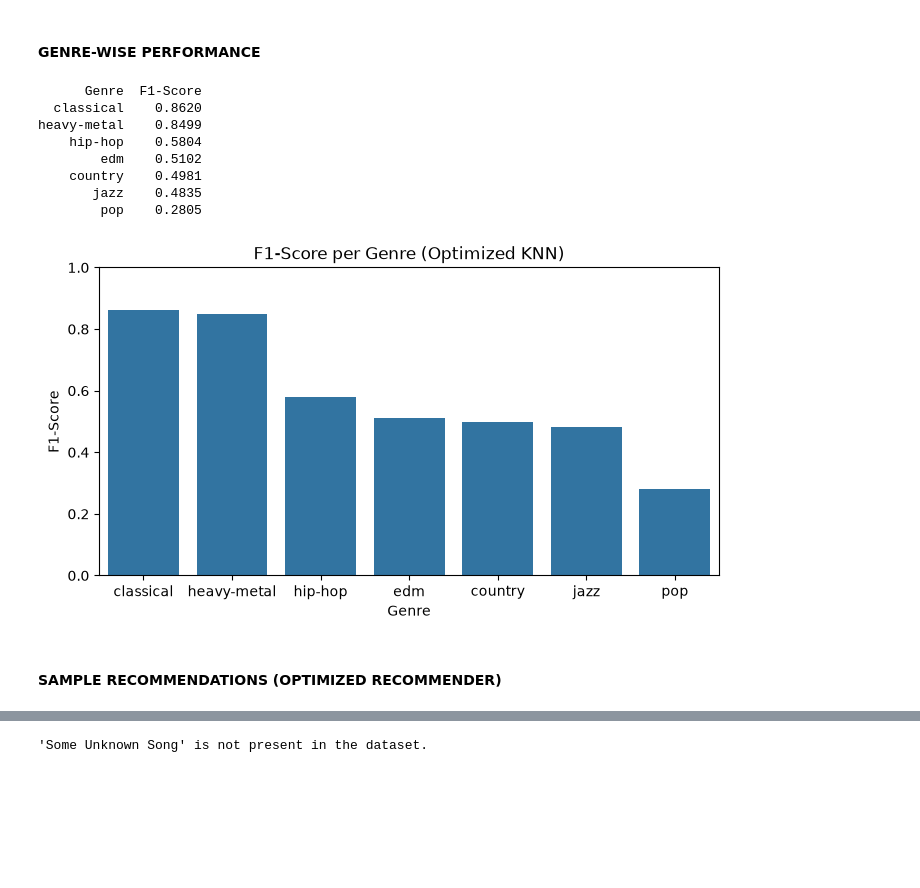
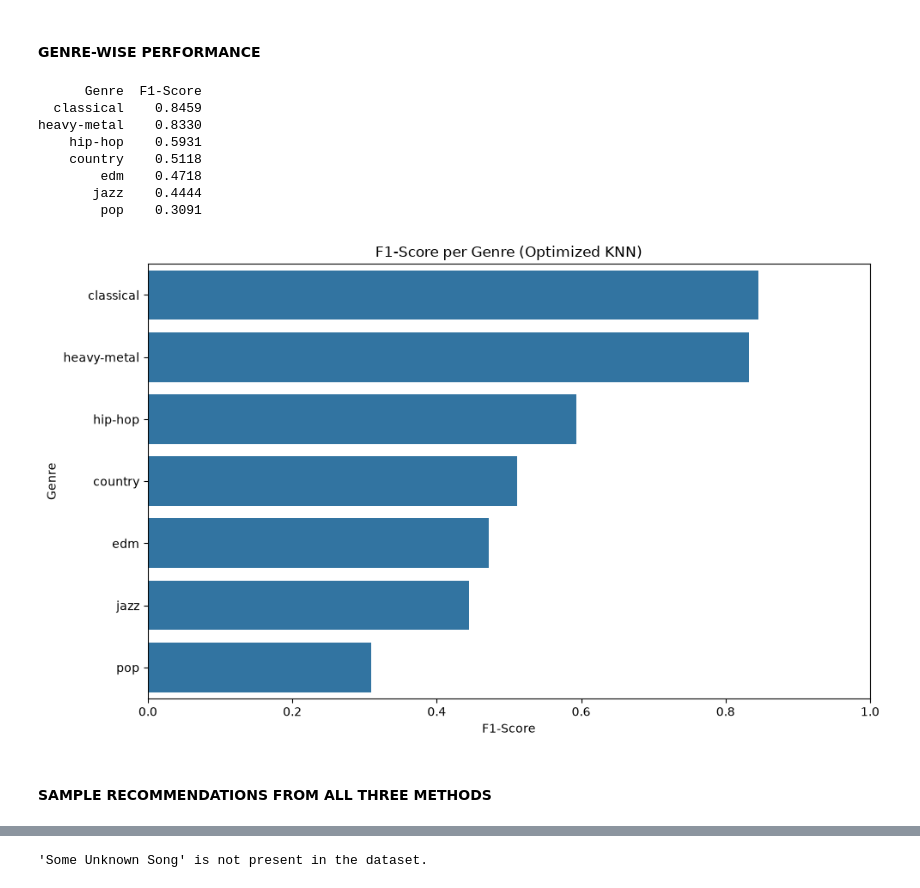
Before and after one commit to ashish-um/music-recommender-knn, a Jupyter notebook: Music_Recommendation_KNN.ipynb, the cells around one changed output, grey strips where cells are left out. Saved outputs shown, nothing was run; the diff lists cells and outputs as text; code cells hidden in the pictures; blank space fills up the shorter version.

```diff
--- a/Music_Recommendation_KNN.ipynb
+++ b/Music_Recommendation_KNN.ipynb
@@ -365,7 +388,7 @@ pd.DataFrame(X_train_scaled, columns=feature_cols).head()
 #### KNN CLASSIFIER (DEFAULT PARAMETERS)
 # %%
 # Default KNN: K = 5 neighbors, Euclidean distance, all neighbors have equal vote.
-knn = KNeighborsClassifier()
+knn = KNeighborsClassifier(metric="euclidean")
 knn.fit(X_train_scaled, y_train)
 print("KNN training completed")
 print("Parameters:", knn.get_params())
@@ -512,7 +536,7 @@ k_values = range(1, 31)
 k_accuracy = []
 
 for k in k_values:
-    model = KNeighborsClassifier(n_neighbors=k)
+    model = KNeighborsClassifier(n_neighbors=k, metric="euclidean")
     model.fit(X_train_scaled, y_train)
     k_accuracy.append(accuracy_score(y_test, model.predict(X_test_scaled)))
 
@@ -549,12 +573,12 @@ CV Standard Deviation: 0.0035
 param_grid = {
     "n_neighbors": [3, 5, 7, 9, 11, 15, 21, 25, 31],
     "weights": ["uniform", "distance"],
-    "metric": ["euclidean", "manhattan", "cosine"]
+    "metric": ["euclidean"]
 }
 
 # 2. Perform Grid Search CV
 grid = GridSearchCV(
-    KNeighborsClassifier(),
+    KNeighborsClassifier(metric="euclidean"),
     param_grid,
     cv=5,
     scoring="accuracy",
@@ -767,26 +824,27 @@ Highest test accuracy: KNN (61.83%)
 # %%
 # F1-Score of each genre for the optimized model.
 genre_f1 = f1_score(y_test, y_pred_tuned, average=None)
 
 genre_df = pd.DataFrame({"Genre": genre_encoder.classes_, "F1-Score": genre_f1})
 genre_df = genre_df.sort_values("F1-Score", ascending=False)
 print(genre_df.round(4).to_string(index=False))
 
-plt.figure(figsize=(8, 4))
-sns.barplot(data=genre_df, x="Genre", y="F1-Score")
+plt.figure(figsize=(10, max(6, len(genre_df) * 0.19)))
+sns.barplot(data=genre_df, x="F1-Score", y="Genre")
 plt.title("F1-Score per Genre (Optimized KNN)")
-plt.ylim(0, 1)
+plt.xlim(0, 1)
+plt.tight_layout()
 plt.show()
 # %% [output]
       Genre  F1-Score
-  classical    0.8620
-heavy-metal    0.8499
-    hip-hop    0.5804
-        edm    0.5102
-    country    0.4981
-       jazz    0.4835
-        pop    0.2805
+  classical    0.8459
+heavy-metal    0.8330
+    hip-hop    0.5931
+    country    0.5118
+        edm    0.4718
+       jazz    0.4444
+        pop    0.3091
-[figure, old version]
+[figure, new version]
 # %% [markdown]
-#### SAMPLE RECOMMENDATIONS (OPTIMIZED RECOMMENDER)
+#### SAMPLE RECOMMENDATIONS FROM ALL THREE METHODS
 # %%
```
Also changed, not shown: parts of 36 cells of this notebook, 29 other files.
